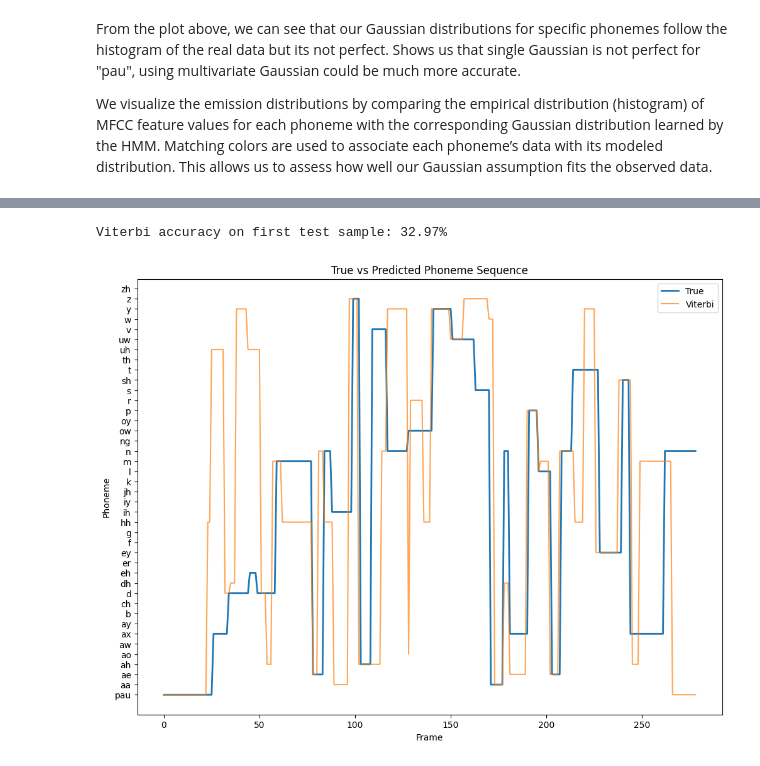
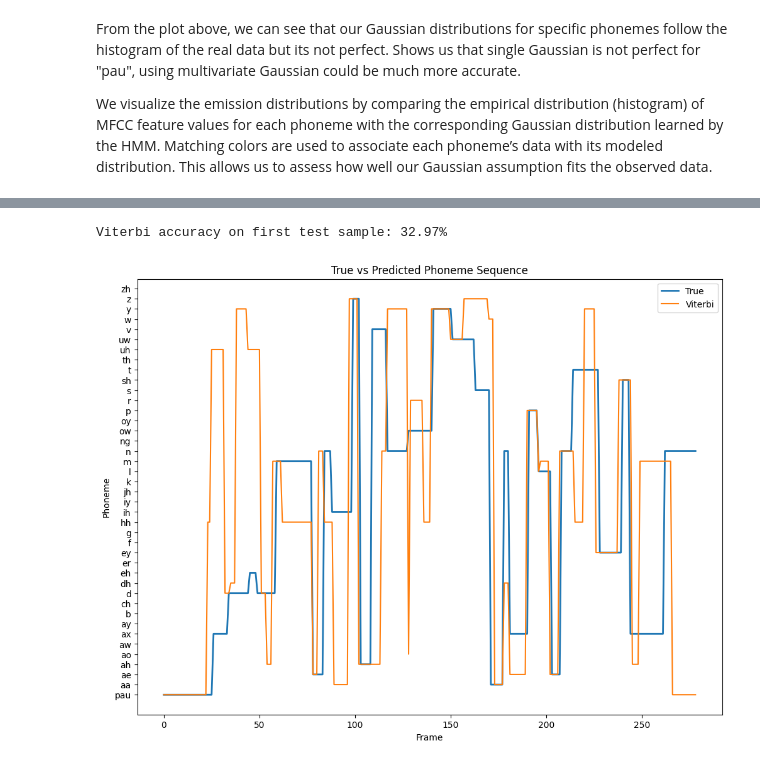
Before and after one commit to eythorto/Gervigreind, a Jupyter notebook: project2/project2notebook.ipynb, the cells around one changed output, grey strips where cells are left out. Cells and saved outputs as stored; diff of their text form; code cells hidden in the pictures.

```diff
--- a/project2/project2notebook.ipynb
+++ b/project2/project2notebook.ipynb
@@ -626,51 +676,7 @@ Filtering accuracy on first training sample: 41.58%
 # %%
-# Viterbi algorithm
-# def viterbi_log(observations, initial_prob, transition_prob, emission_params):
-#     T, D = observations.shape
-#     N = len(initial_prob)
-
-#     # log-probabilities
-#     log_pi = np.log(initial_prob + 1e-10)
-#     log_A = np.log(transition_prob + 1e-10)
-
-#     log_delta = np.zeros((T, N))  # max log-prob of paths ending in state j
-#     psi = np.zeros((T, N), dtype=int)  # backpointers
-
-#     # Initialization
-#     for j in range(N):
-#         log_delta[0, j] = log_pi[j] + multivariate_normal.logpdf(
-#             observations[0],
-#             mean=emission_params[j]["mean"],
-#             cov=emission_params[j]["cov"],
-#         )
-#         psi[0, j] = 0  # not used at t=0
-
-#     # Recursion
-#     for t in range(1, T):
-#         for j in range(N):
-#             # Compute log_delta for current state j over all previous states
-#             log_probs = log_delta[t - 1] + log_A[:, j]
-#             psi[t, j] = np.argmax(log_probs)  # index of best previous state
-#             log_delta[t, j] = np.max(log_probs) + multivariate_normal.logpdf(
-#                 observations[t],
-#                 mean=emission_params[j]["mean"],
-#                 cov=emission_params[j]["cov"],
-#             )
-
-#     # Termination
-#     best_path = np.zeros(T, dtype=int)
-#     best_path[T - 1] = np.argmax(log_delta[T - 1])
-
-#     # Backtrack
-#     for t in range(T - 2, -1, -1):
-#         best_path[t] = psi[t + 1, best_path[t + 1]]
-
-#     return best_path
-
-
 # TODO: are we decoding and correcting the error?
+# FIXME: especially if Viterbi over-smooths sequences -> is it doing that?
 def viterbi_log_fast(observations, initial_prob, transition_prob, emission_params):
-
     T, D = observations.shape
     N = len(initial_prob)
 
@@ -699,7 +705,7 @@ def viterbi_log_fast(observations, initial_prob, transition_prob, emission_param
             psi[t, j] = np.argmax(log_probs)
             log_delta[t, j] = np.max(log_probs) + log_emissions[t, j]
 
-    # Backtrack
+    # Backtrack - gives the most likely phoneme sequence across the entire audio clip
     best_path = np.zeros(T, dtype=int)
     best_path[-1] = np.argmax(log_delta[-1])
 
@@ -707,57 +713,41 @@ def viterbi_log_fast(observations, initial_prob, transition_prob, emission_param
         best_path[t] = psi[t+1, best_path[t+1]]
 
     return best_path
+
 
 # Take one test sample
 features, labels = test_data[0]
 
 # Compute the most likely phoneme sequence
 predicted_sequence = viterbi_log_fast(features, pi, tran_matrix_A, emission_parameters)
 
 # Compare to ground truth
 accuracy = np.mean(predicted_sequence == labels)
 print(f"Viterbi accuracy on first test sample: {accuracy*100:.2f}%")
 
 phonemes = [
 'pau','aa','ae','ah','ao','aw','ax','ay','b','ch','d','dh','eh','er','ey',
 'f','g','hh','ih','iy','jh','k','l','m','n','ng','ow','oy','p','r','s','sh',
 't','th','uh','uw','v','w','y','z','zh'
 ]
 
-plt.figure(figsize=(12, 9))
-
-plt.plot(labels, label="True", linewidth=2)
-plt.plot(predicted_sequence, label="Viterbi", alpha=0.7)
-
-plt.title("True vs Predicted Phoneme Sequence")
-plt.xlabel("Frame")
-
-plt.yticks(range(len(phonemes)), phonemes)  # <- phoneme labels
-plt.ylabel("Phoneme")
-
-plt.legend()
-plt.show()
-
-
 # 0: 'pau', 1: 'aa', 2: 'ae', 3: 'ah', 4: 'ao', 5: 'aw', 6: 'ax',
 # 7: 'ay', 8: 'b', 9: 'ch', 10: 'd', 11: 'dh', 12: 'eh', 13: 'er',
 # 14: 'ey', 15: 'f', 16: 'g', 17: 'hh', 18: 'ih', 19: 'iy', 20: 'jh',
 # 21: 'k', 22: 'l', 23: 'm', 24: 'n', 25: 'ng', 26: 'ow', 27: 'oy',
 # 28: 'p', 29: 'r', 30: 's', 31: 'sh', 32: 't', 33: 'th',
 # 34: 'uh', 35: 'uw', 36: 'v', 37: 'w', 38: 'y', 39: 'z', 40: 'zh'
 
-from sklearn.metrics import confusion_matrix
-import matplotlib.pyplot as plt
-
-cm = confusion_matrix(labels, predicted_sequence)
-
-plt.figure(figsize=(8, 8))
-plt.imshow(cm)
-plt.title("Phoneme Confusion Matrix")
-plt.xlabel("Predicted")
-plt.ylabel("True")
-plt.colorbar()
+# plot 1
+plt.figure(figsize=(12, 9))
+plt.plot(labels, label="True", linewidth=2)
+plt.plot(predicted_sequence, label="Viterbi")
+plt.title("True vs Predicted Phoneme Sequence")
+plt.xlabel("Frame")
+plt.yticks(range(len(phonemes)), phonemes)
+plt.ylabel("Phoneme")
+plt.legend()
 plt.show()
 # %% [output]
 Viterbi accuracy on first test sample: 32.97%
-[figure, old version]
+[figure, new version]
```
Also changed, not shown: parts of 21 cells of this notebook.
